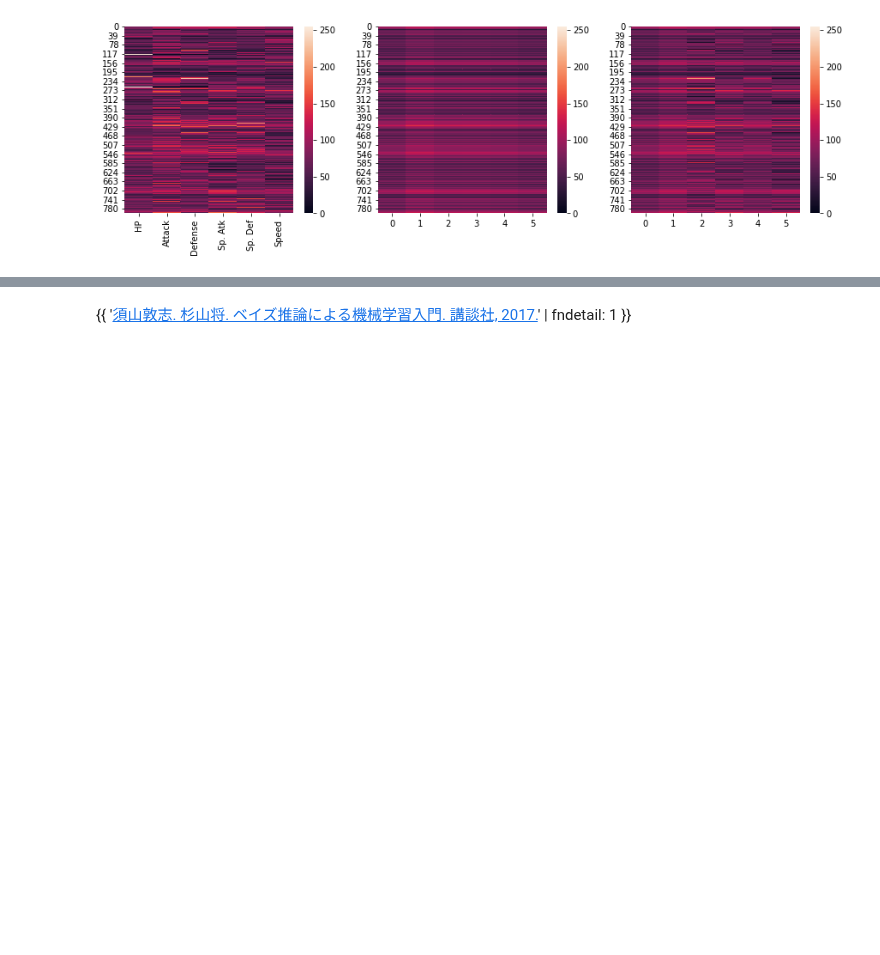
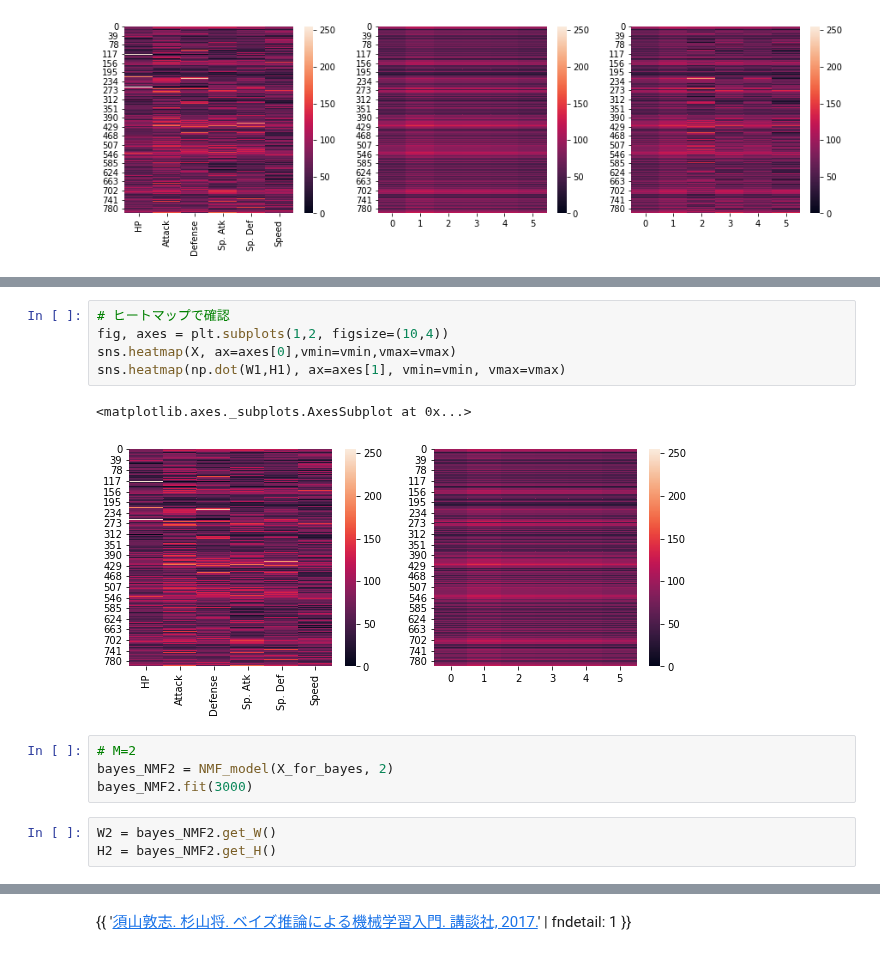
Before and after one commit to vintea01-tpt/tpt-medical-it, a Jupyter notebook: _notebooks/2020-07-14-bayes_part9_NMF.ipynb, the cells around one changed output, grey strips where cells are left out. Drawn from its saved outputs; the diff is of its cells as text; blank space fills up the shorter version.

```diff
--- a/_notebooks/2020-07-14-bayes_part9_NMF.ipynb
+++ b/_notebooks/2020-07-14-bayes_part9_NMF.ipynb
@@ -306,0 +590,15 @@ $$
+# %%
+# ヒートマップで確認
+fig, axes = plt.subplots(1,2, figsize=(10,4))
+sns.heatmap(X, ax=axes[0],vmin=vmin,vmax=vmax)
+sns.heatmap(np.dot(W1,H1), ax=axes[1], vmin=vmin, vmax=vmax)
+# %% [output]
+<matplotlib.axes._subplots.AxesSubplot at 0x...>
+[figure, added]
+# %%
+# M=2
+bayes_NMF2 = NMF_model(X_for_bayes, 2)
+bayes_NMF2.fit(3000)
+# %%
+W2 = bayes_NMF2.get_W()
+H2 = bayes_NMF2.get_H()
```
Also changed, not shown: parts of 31 cells of this notebook.
